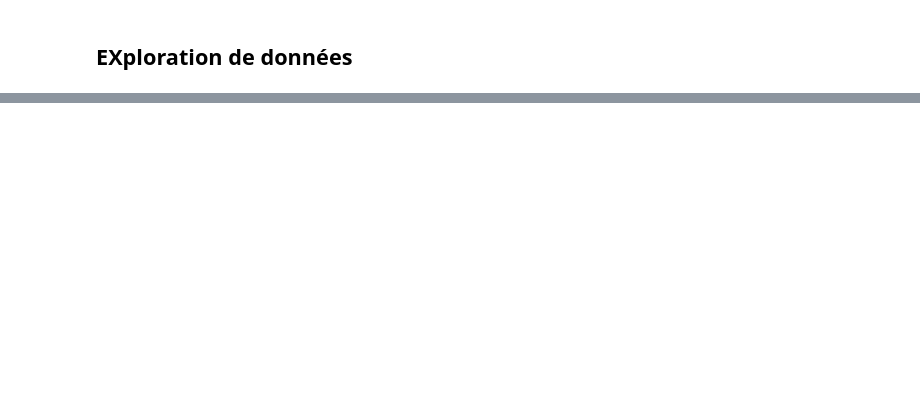
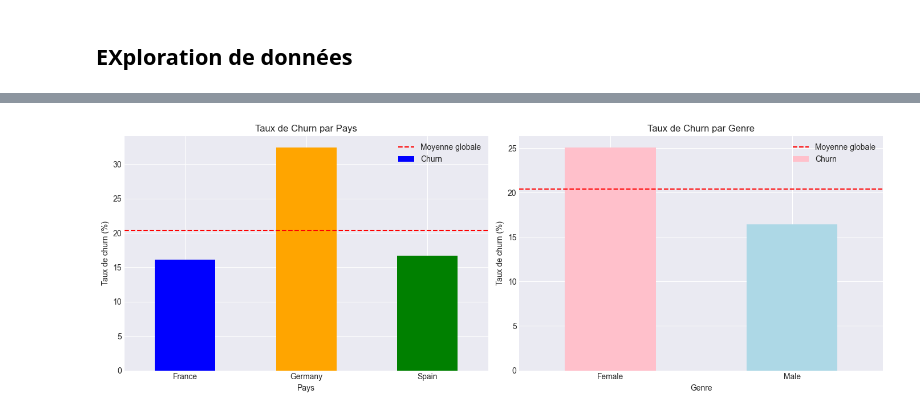
Before and after one commit to Ibrahym00/projet-data-science-fac, a Jupyter notebook: notebooks/01_exploration.ipynb, the cells around one changed output, grey strips where cells are left out. Saved outputs shown, nothing was run; the diff lists cells and outputs as text; code cells hidden in the pictures; blank space fills up the shorter version.

```diff
--- a/notebooks/01_exploration.ipynb
+++ b/notebooks/01_exploration.ipynb
@@ -28,0 +171,28 @@ Premières lignes:
+# %%
+# Visualisation du churn par catégorie
+fig, axes = plt.subplots(1, 2, figsize=(14, 5))
+
+# Graphique 1: Churn par pays
+churn_geo = df.groupby('Geography')['Churn'].mean() * 100
+churn_geo.plot(kind='bar', ax=axes[0], color=['blue', 'orange', 'green'])
+axes[0].set_title('Taux de Churn par Pays')
+axes[0].set_ylabel('Taux de churn (%)')
+axes[0].set_xlabel('Pays')
+axes[0].axhline(y=20.37, color='red', linestyle='--', label='Moyenne globale')
+axes[0].legend()
+axes[0].set_xticklabels(axes[0].get_xticklabels(), rotation=0)
+
+# Graphique 2: Churn par genre
+churn_gender = df.groupby('Gender')['Churn'].mean() * 100
+churn_gender.plot(kind='bar', ax=axes[1], color=['pink', 'lightblue'])
+axes[1].set_title('Taux de Churn par Genre')
+axes[1].set_ylabel('Taux de churn (%)')
+axes[1].set_xlabel('Genre')
+axes[1].axhline(y=20.37, color='red', linestyle='--', label='Moyenne globale')
+axes[1].legend()
+axes[1].set_xticklabels(axes[1].get_xticklabels(), rotation=0)
+
+plt.tight_layout()
+plt.show()
+# %% [output]
+[figure, added]
```
Also changed, not shown: parts of 13 cells of this notebook.
